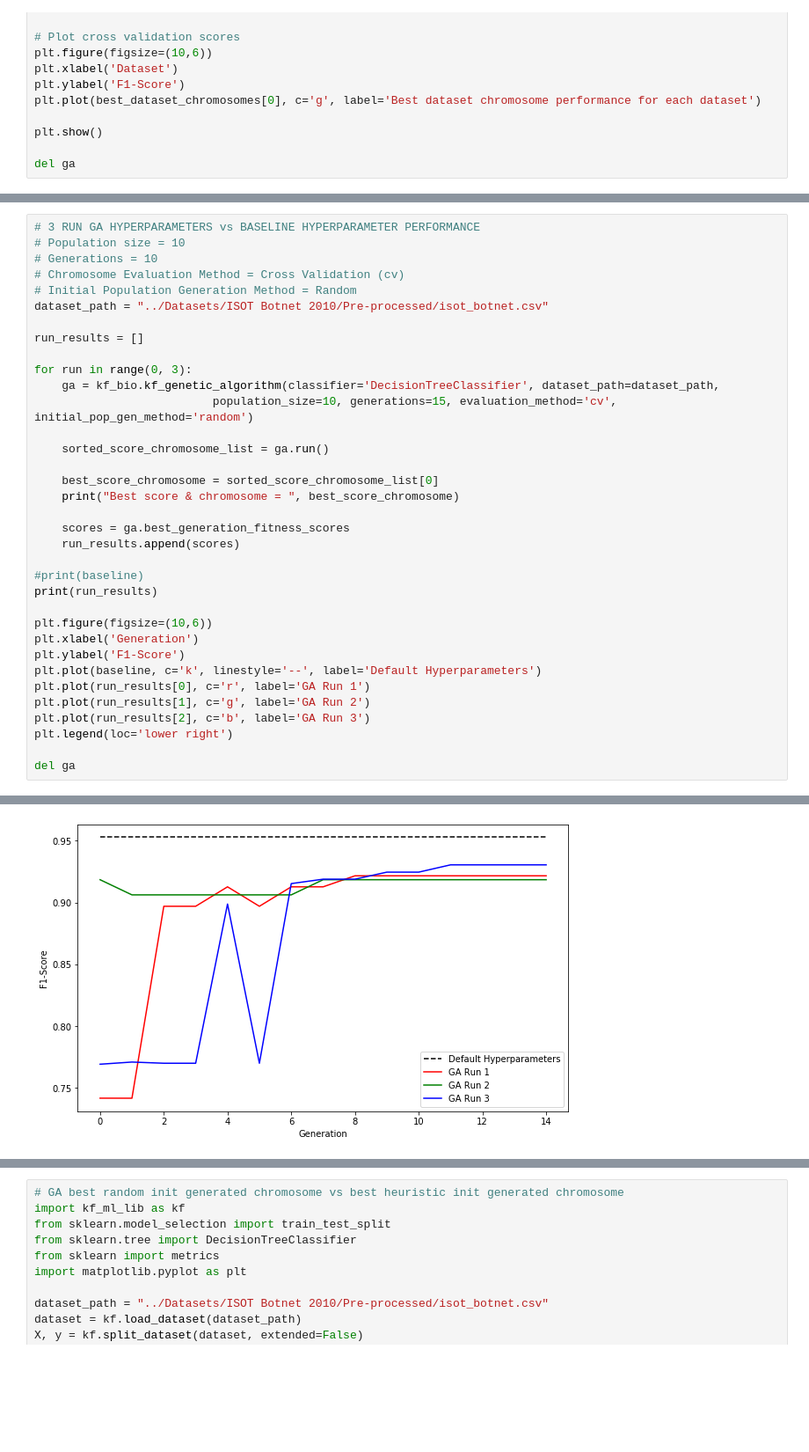
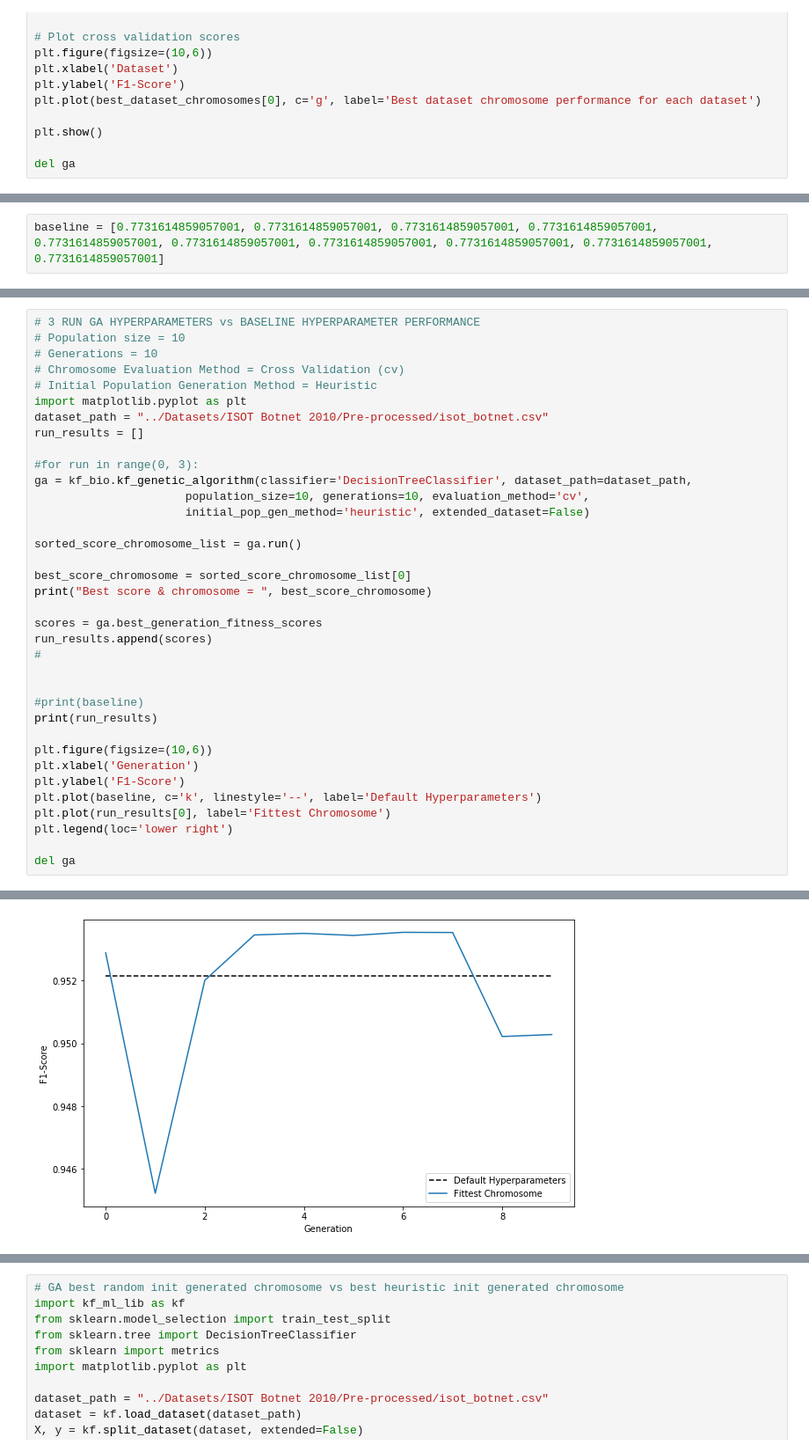
Before and after one commit to NorthOfNull/ML, a Jupyter notebook: Genetic Algorithm.ipynb, the cells around one changed output, grey strips where cells are left out. Shown at 88% size. Saved outputs shown, nothing was run; the diff lists cells and outputs as text; blank space fills up the shorter version.

```diff
--- a/Genetic Algorithm.ipynb
+++ b/Genetic Algorithm.ipynb
@@ -206,0 +209,2 @@ print(baseline)
+# %%
+baseline = [0.7731614859057001, 0.7731614859057001, 0.7731614859057001, 0.7731614859057001, 0.7731614859057001, 0.7731614859057001, 0.7731614859057001, 0.7731614859057001, 0.7731614859057001, 0.7731614859057001]
@@ -209,22 +297,25 @@ print(baseline)
 # Population size = 10
 # Generations = 10
 # Chromosome Evaluation Method = Cross Validation (cv)
-# Initial Population Generation Method = Random
+# Initial Population Generation Method = Heuristic
+import matplotlib.pyplot as plt
 dataset_path = "../Datasets/ISOT Botnet 2010/Pre-processed/isot_botnet.csv"
-
 run_results = []
 
-for run in range(0, 3):
-    ga = kf_bio.kf_genetic_algorithm(classifier='DecisionTreeClassifier', dataset_path=dataset_path,
-                          population_size=10, generations=15, evaluation_method='cv', initial_pop_gen_method='random')
+#for run in range(0, 3):
+ga = kf_bio.kf_genetic_algorithm(classifier='DecisionTreeClassifier', dataset_path=dataset_path,
+                      population_size=10, generations=10, evaluation_method='cv',
+                      initial_pop_gen_method='heuristic', extended_dataset=False)
 
-    sorted_score_chromosome_list = ga.run()
+sorted_score_chromosome_list = ga.run()
 
-    best_score_chromosome = sorted_score_chromosome_list[0]
-    print("Best score & chromosome = ", best_score_chromosome)
+best_score_chromosome = sorted_score_chromosome_list[0]
+print("Best score & chromosome = ", best_score_chromosome)
 
-    scores = ga.best_generation_fitness_scores
-    run_results.append(scores)
+scores = ga.best_generation_fitness_scores
+run_results.append(scores)
+#
+
 
 #print(baseline)
 print(run_results)
@@ -233,9 +324,7 @@ plt.figure(figsize=(10,6))
 plt.xlabel('Generation')
 plt.ylabel('F1-Score')
 plt.plot(baseline, c='k', linestyle='--', label='Default Hyperparameters')
-plt.plot(run_results[0], c='r', label='GA Run 1')
-plt.plot(run_results[1], c='g', label='GA Run 2')
-plt.plot(run_results[2], c='b', label='GA Run 3')
+plt.plot(run_results[0], label='Fittest Chromosome')
 plt.legend(loc='lower right')
 
 del ga
@@ -257,2 +336,2 @@ Destroying ga object
-[figure, old version]
+[figure, new version]
 # %%
```
Also changed, not shown: parts of 5 cells of this notebook, 24 other files.
